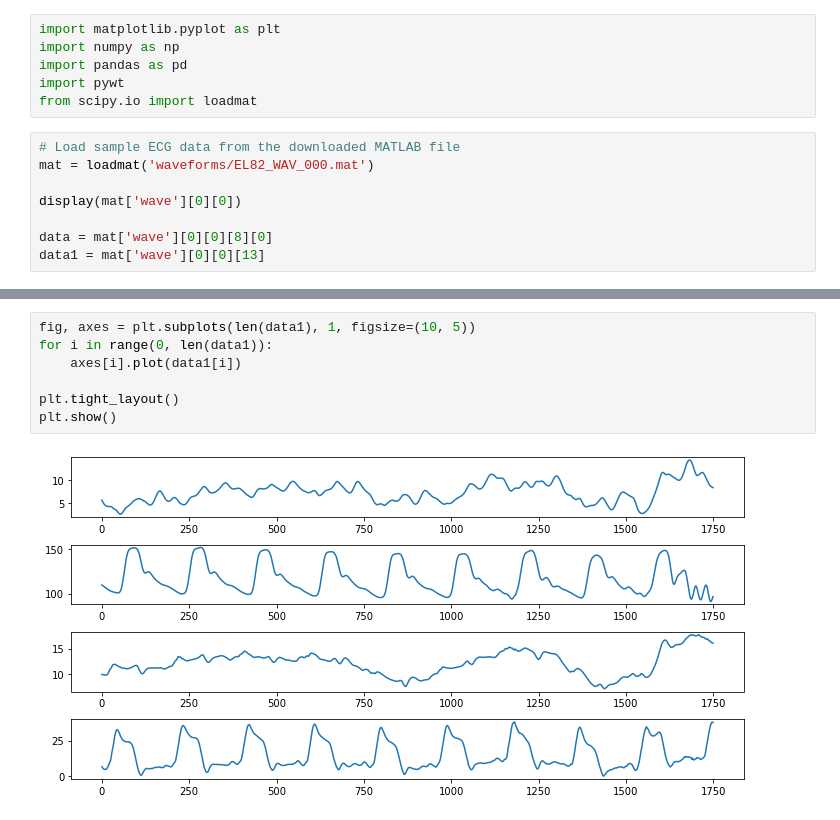
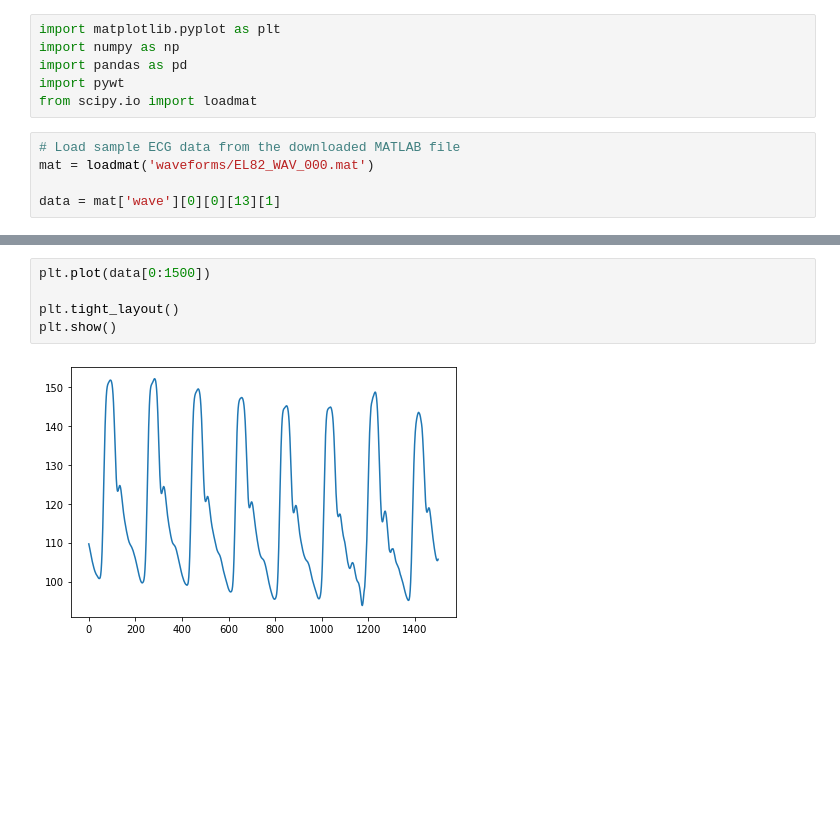
Before and after one commit to actsao/epahClassification, a Jupyter notebook: epahClassifier.ipynb, the cells around one changed output, grey strips where cells are left out. Drawn from its saved outputs; the diff is of its cells as text; blank space fills up the shorter version.

Commit message:
Minor updates to visual

```diff
--- a/epahClassifier.ipynb
+++ b/epahClassifier.ipynb
@@ -8,7 +8,4 @@ from scipy.io import loadmat
 # Load sample ECG data from the downloaded MATLAB file
 mat = loadmat('waveforms/EL82_WAV_000.mat')
 
-display(mat['wave'][0][0])
-
-data = mat['wave'][0][0][8][0]
-data1 = mat['wave'][0][0][13]
+data = mat['wave'][0][0][13][1]
@@ -34,9 +12,7 @@ array([[  5.64,   5.48,   5.32, ...,   8.44,   8.4 ,   8.36],
 # %%
-fig, axes = plt.subplots(len(data1), 1, figsize=(10, 5))
-for i in range(0, len(data1)):
-    axes[i].plot(data1[i])
+plt.plot(data[0:1500])
 
 plt.tight_layout()
 plt.show()
 # %% [output]
-[figure, old version]
+[figure, new version]
```
Also changed, not shown: parts of 4 cells of this notebook.
